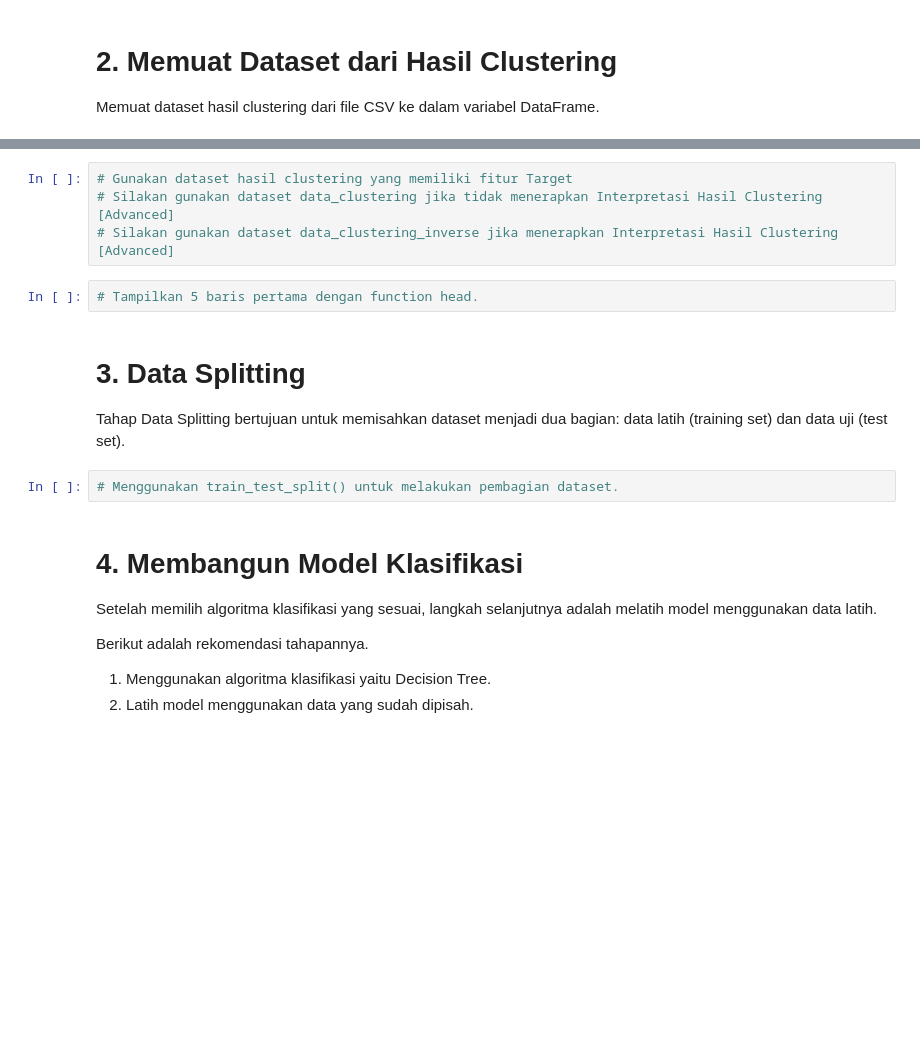
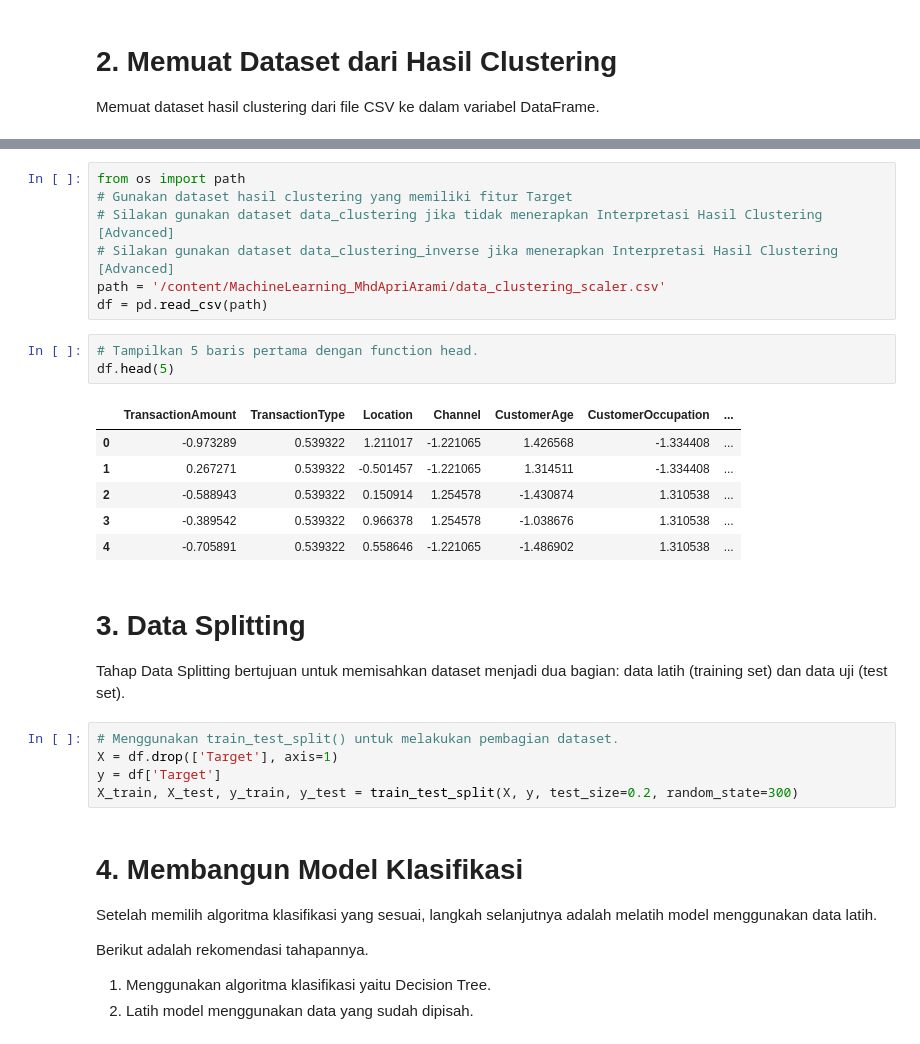
Before and after one commit to apriarami789/MachineLearning_MhdApriArami, a Jupyter notebook: [Klasifikasi]_Submission_Akhir_BMLP_Mhd_Apri_Arami.ipynb, the cells around one changed output, grey strips where cells are left out. Drawn from its saved outputs; the diff is of its cells as text; blank space fills up the shorter version.

```diff
--- a/[Klasifikasi]_Submission_Akhir_BMLP_Mhd_Apri_Arami.ipynb
+++ b/[Klasifikasi]_Submission_Akhir_BMLP_Mhd_Apri_Arami.ipynb
@@ -25,14 +38,28 @@ Memuat dataset hasil clustering dari file CSV ke dalam variabel DataFrame.
 # %%
+from os import path
 # Gunakan dataset hasil clustering yang memiliki fitur Target
 # Silakan gunakan dataset data_clustering jika tidak menerapkan Interpretasi Hasil Clustering [Advanced]
 # Silakan gunakan dataset data_clustering_inverse jika menerapkan Interpretasi Hasil Clustering [Advanced]
+path = '/content/MachineLearning_MhdApriArami/data_clustering_scaler.csv'
+df = pd.read_csv(path)
 # %%
 # Tampilkan 5 baris pertama dengan function head.
+df.head(5)
+# %% [output]
+|  | TransactionAmount | TransactionType | Location | Channel | CustomerAge | CustomerOccupation | ... |
+| 0 | -0.973289 | 0.539322 | 1.211017 | -1.221065 | 1.426568 | -1.334408 | ... |
+| 1 | 0.267271 | 0.539322 | -0.501457 | -1.221065 | 1.314511 | -1.334408 | ... |
+| 2 | -0.588943 | 0.539322 | 0.150914 | 1.254578 | -1.430874 | 1.310538 | ... |
+| 3 | -0.389542 | 0.539322 | 0.966378 | 1.254578 | -1.038676 | 1.310538 | ... |
+| 4 | -0.705891 | 0.539322 | 0.558646 | -1.221065 | -1.486902 | 1.310538 | ... |
 # %% [markdown]
 # **3. Data Splitting**
 Tahap Data Splitting bertujuan untuk memisahkan dataset menjadi dua bagian: data latih (training set) dan data uji (test set).
-# %%
-# Menggunakan train_test_split() untuk melakukan pembagian dataset.
+# %%
+# Menggunakan train_test_split() untuk melakukan pembagian dataset.
+X = df.drop(['Target'], axis=1)
+y = df['Target']
+X_train, X_test, y_train, y_test = train_test_split(X, y, test_size=0.2, random_state=300)
 # %% [markdown]
 # **4. Membangun Model Klasifikasi**
 Setelah memilih algoritma klasifikasi yang sesuai, langkah selanjutnya adalah melatih model menggunakan data latih.
```
Also changed, not shown: parts of 13 cells of this notebook.
